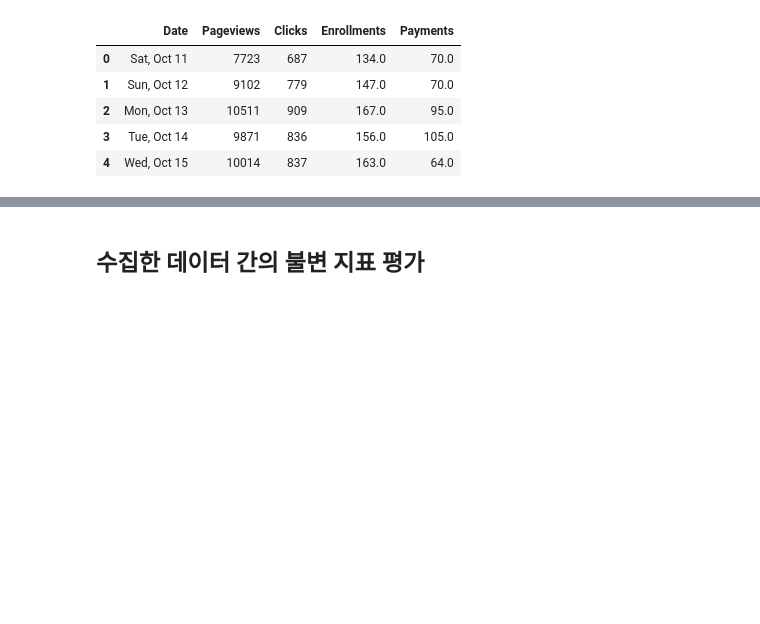
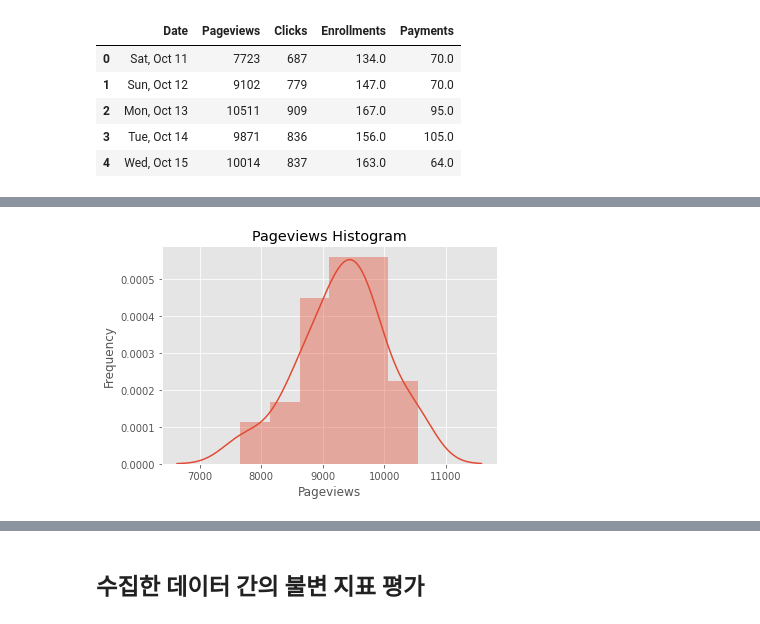
Before and after one commit to GGpark1/A-B-testing, a Jupyter notebook: A_B_test_project.ipynb, the cells around one changed output, grey strips where cells are left out. Cells and saved outputs as stored; diff of their text form; code cells hidden in the pictures; blank space fills up the shorter version.

```diff
--- a/A_B_test_project.ipynb
+++ b/A_B_test_project.ipynb
@@ -238,0 +254,4 @@ control.head()
+# %%
+print_dist(experiment, 'Pageviews')
+# %% [output]
+[figure, added]
```
Also changed, not shown: parts of 27 cells of this notebook, 1 other file.
